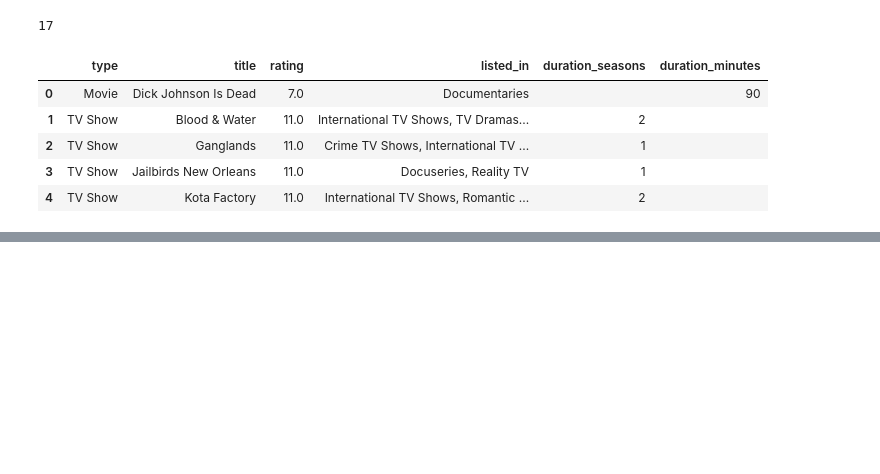
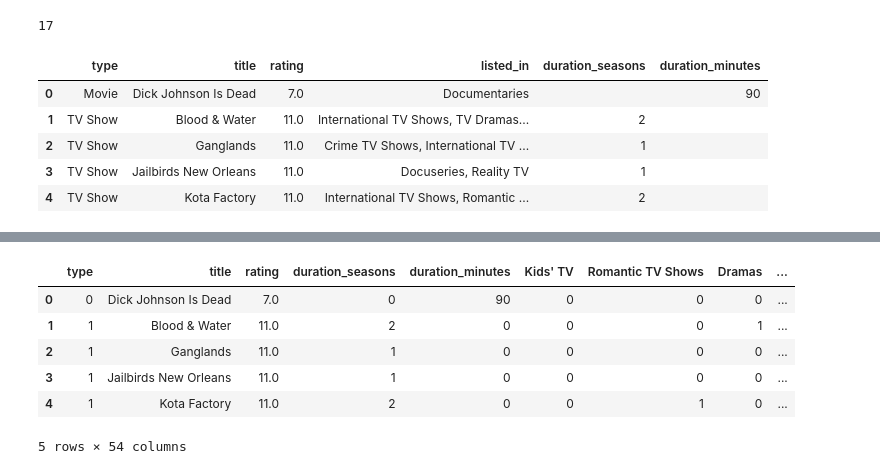
Before and after one commit to VeNtADoOoR/Netflix-Shows-Clustering, a Jupyter notebook: Netflix-Shows-Clustering.ipynb, the cells around one changed output, grey strips where cells are left out. Cells and saved outputs as stored; diff of their text form; code cells hidden in the pictures; blank space fills up the shorter version.

```diff
--- a/Netflix-Shows-Clustering.ipynb
+++ b/Netflix-Shows-Clustering.ipynb
@@ -161,0 +171,10 @@ ne
+# %%
+netflix.head()
+# %% [output]
+|  | type | title | rating | duration_seasons | duration_minutes | Kids' TV | Romantic TV Shows | Dramas | ... |
+| 0 | 0 | Dick Johnson Is Dead | 7.0 | 0 | 90 | 0 | 0 | 0 | ... |
+| 1 | 1 | Blood & Water | 11.0 | 2 | 0 | 0 | 0 | 1 | ... |
+| 2 | 1 | Ganglands | 11.0 | 1 | 0 | 0 | 0 | 0 | ... |
+| 3 | 1 | Jailbirds New Orleans | 11.0 | 1 | 0 | 0 | 0 | 0 | ... |
+| 4 | 1 | Kota Factory | 11.0 | 2 | 0 | 0 | 1 | 0 | ... |
+5 rows × 54 columns
```
Also changed, not shown: parts of 11 cells of this notebook.
